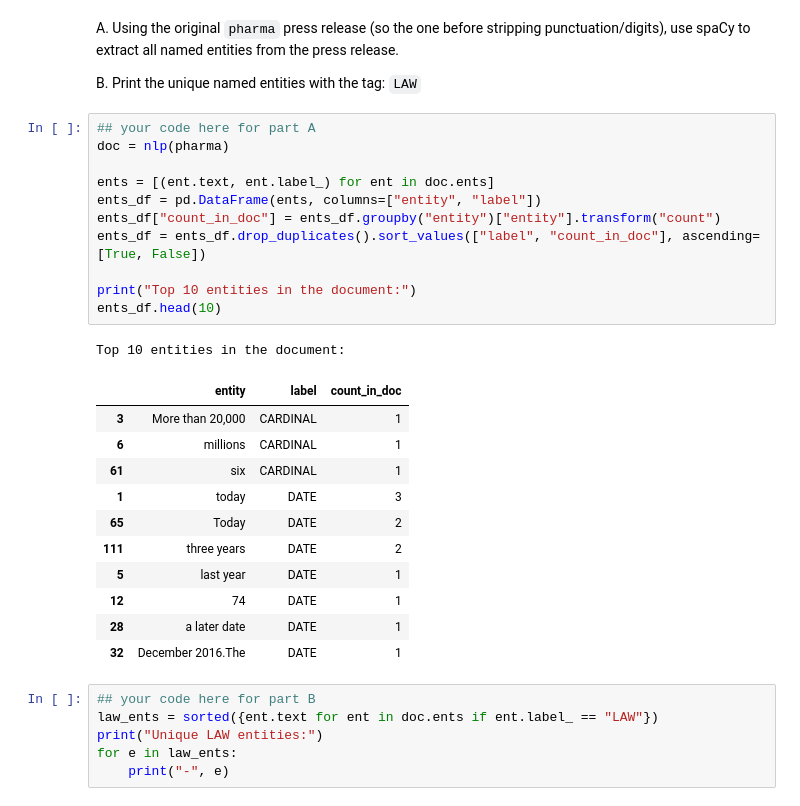
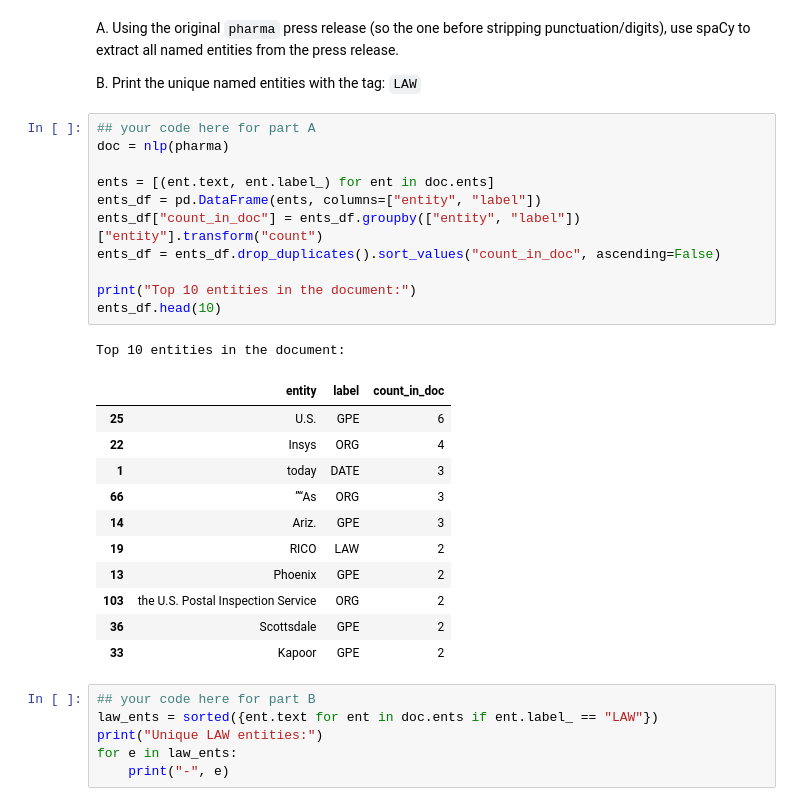
Before and after one commit to jchou27/qss20, a Jupyter notebook: problemsets/pset6/pset6_F006VHC.ipynb, the cells around one changed output. Cells and saved outputs as stored; diff of their text form.

```diff
--- a/problemsets/pset6/pset6_F006VHC.ipynb
+++ b/problemsets/pset6/pset6_F006VHC.ipynb
@@ -197,27 +182,27 @@ B. Print the unique named entities with the tag: `LAW`
 # %%
 ## your code here for part A
 doc = nlp(pharma)
 
 ents = [(ent.text, ent.label_) for ent in doc.ents]
 ents_df = pd.DataFrame(ents, columns=["entity", "label"])
-ents_df["count_in_doc"] = ents_df.groupby("entity")["entity"].transform("count")
-ents_df = ents_df.drop_duplicates().sort_values(["label", "count_in_doc"], ascending=[True, False])
+ents_df["count_in_doc"] = ents_df.groupby(["entity", "label"])["entity"].transform("count")
+ents_df = ents_df.drop_duplicates().sort_values("count_in_doc", ascending=False)
 
 print("Top 10 entities in the document:")
 ents_df.head(10)
 # %% [output]
 Top 10 entities in the document:
 |  | entity | label | count_in_doc |
-| 3 | More than 20,000 | CARDINAL | 1 |
-| 6 | millions | CARDINAL | 1 |
-| 61 | six | CARDINAL | 1 |
+| 25 | U.S. | GPE | 6 |
+| 22 | Insys | ORG | 4 |
 | 1 | today | DATE | 3 |
-| 65 | Today | DATE | 2 |
-| 111 | three years | DATE | 2 |
-| 5 | last year | DATE | 1 |
-| 12 | 74 | DATE | 1 |
-| 28 | a later date | DATE | 1 |
-| 32 | December 2016.The | DATE | 1 |
+| 66 | ”“As | ORG | 3 |
+| 14 | Ariz. | GPE | 3 |
+| 19 | RICO | LAW | 2 |
+| 13 | Phoenix | GPE | 2 |
+| 103 | the U.S. Postal Inspection Service | ORG | 2 |
+| 36 | Scottsdale | GPE | 2 |
+| 33 | Kapoor | GPE | 2 |
 # %%
 ## your code here for part B
 law_ents = sorted({ent.text for ent in doc.ents if ent.label_ == "LAW"})
```
Also changed, not shown: parts of 5 cells of this notebook.
